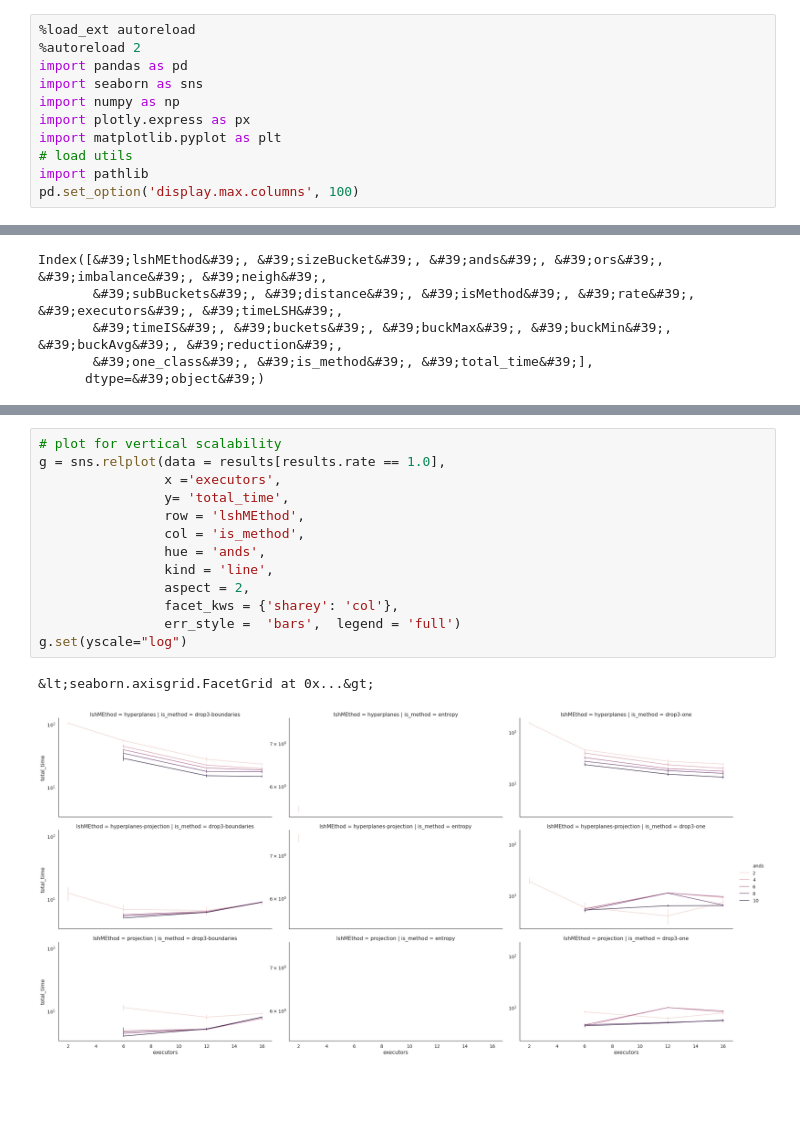
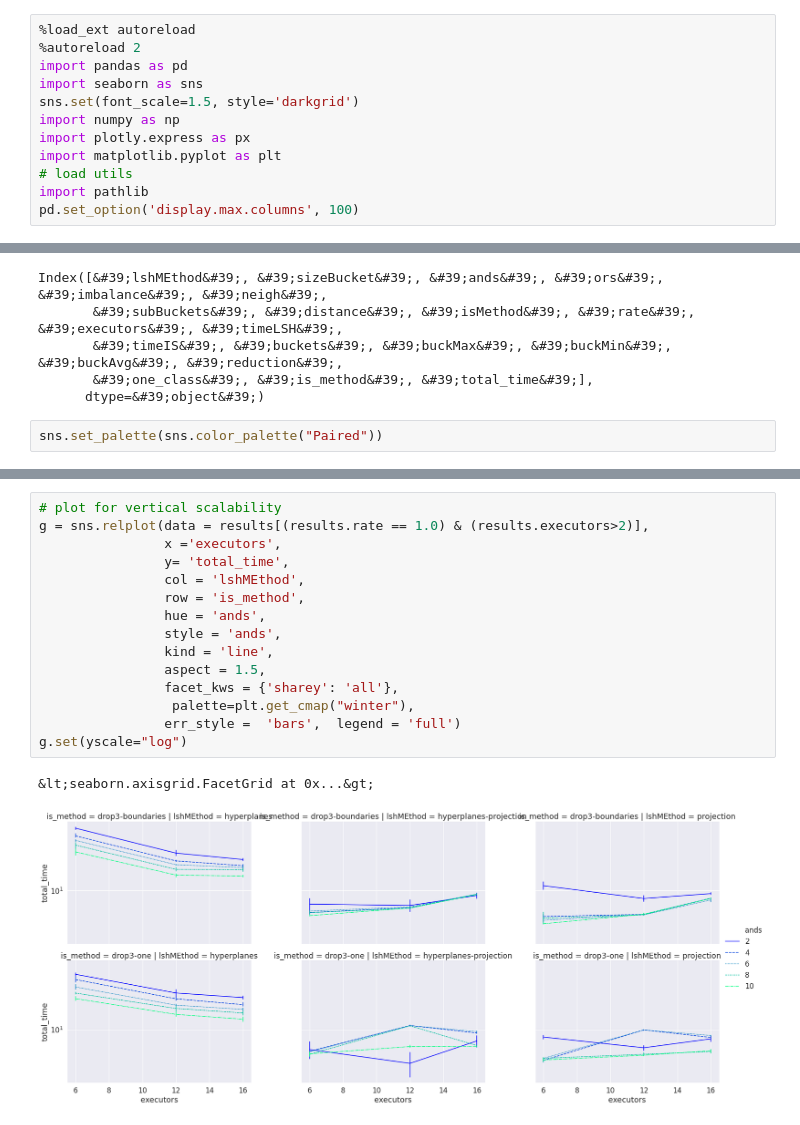
Before and after one commit to germaneduardo/results-analysis, a Jupyter notebook: scale_results.ipynb, the cells around one changed output, grey strips where cells are left out. Cells and saved outputs as stored; diff of their text form; blank space fills up the shorter version.

```diff
--- a/scale_results.ipynb
+++ b/scale_results.ipynb
@@ -3,6 +3,7 @@
 %autoreload 2
 import pandas as pd
 import seaborn as sns
+sns.set(font_scale=1.5, style='darkgrid')
 import numpy as np
 import plotly.express as px
 import matplotlib.pyplot as plt
@@ -66,3 +67,5 @@ Index([&#39;lshMEthod&#39;, &#39;sizeBucket&#39;, &#39;ands&#39;, &#39;ors&#39;,
        &#39;timeIS&#39;, &#39;buckets&#39;, &#39;buckMax&#39;, &#39;buckMin&#39;, &#39;buckAvg&#39;, &#39;reduction&#39;,
        &#39;one_class&#39;, &#39;is_method&#39;, &#39;total_time&#39;],
       dtype=&#39;object&#39;)
+# %%
+sns.set_palette(sns.color_palette("Paired"))
@@ -85,16 +93,18 @@ g.set(yscale="log")
 # %%
 # plot for vertical scalability
-g = sns.relplot(data = results[results.rate == 1.0],
+g = sns.relplot(data = results[(results.rate == 1.0) & (results.executors>2)],
                 x ='executors',
                 y= 'total_time',
-                row = 'lshMEthod',
-                col = 'is_method',
+                col = 'lshMEthod',
+                row = 'is_method',
                 hue = 'ands',
+                style = 'ands',
                 kind = 'line',
-                aspect = 2,
-                facet_kws = {'sharey': 'col'},
+                aspect = 1.5,
+                facet_kws = {'sharey': 'all'},
+                 palette=plt.get_cmap("winter"),
                 err_style =  'bars',  legend = 'full')
 g.set(yscale="log")
 # %% [output]
 &lt;seaborn.axisgrid.FacetGrid at 0x...&gt;
-[figure, old version]
+[figure, new version]
```
Also changed, not shown: parts of 2 cells of this notebook, 2 other files.
